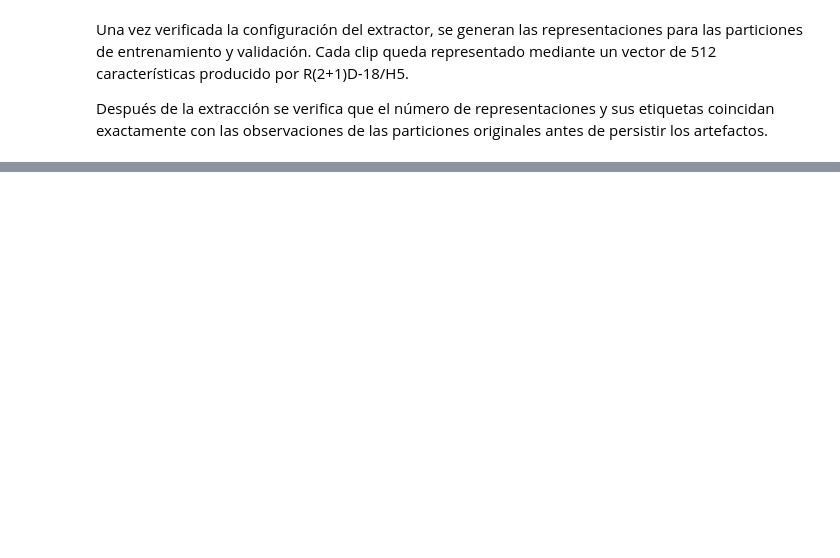
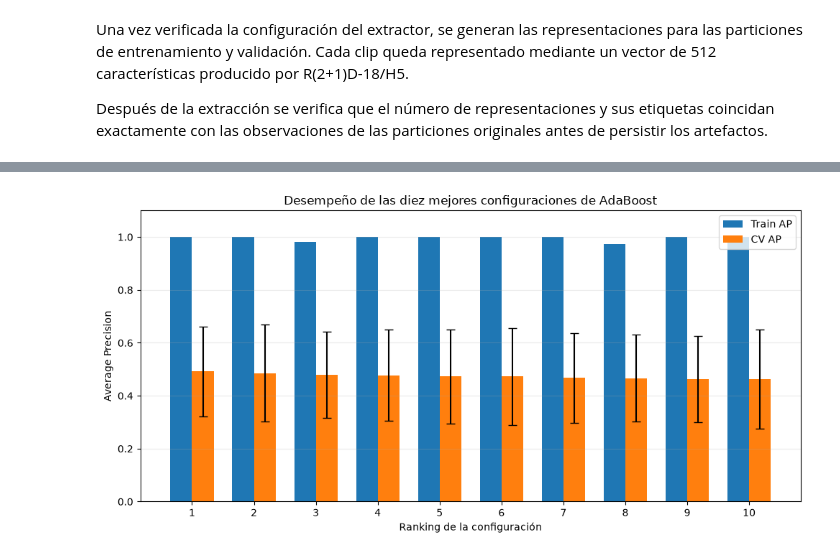
Before and after one commit to joseluistinajero/MNA---Proyecto-Integrador, a Jupyter notebook: Notebooks/Avance5_Equipo41.ipynb, the cells around one changed output, grey strips where cells are left out. Cells and saved outputs as stored; diff of their text form; code cells hidden in the pictures; blank space fills up the shorter version.

```diff
--- a/Notebooks/Avance5_Equipo41.ipynb
+++ b/Notebooks/Avance5_Equipo41.ipynb
@@ -1030,0 +1630,17 @@ Tiempo de extracción: 273.29 s
+# %%
+rf_regularizado_base = RandomForestClassifier(
+    n_estimators=400,
+    class_weight="balanced_subsample",
+    random_state=SEED,
+    n_jobs=-1
+)
+
+parametros_rf_regularizado = {
+    "max_depth": [4, 5, 6, 8, 10, 12],
+    "min_samples_leaf": [8, 10, 12, 15, 20],
+    "max_features": ["sqrt", 0.05, 0.10]
+}
+
+print("Hiperparámetros regularizados:", list(parametros_rf_regularizado.keys()))
+print("Número de árboles fijo:", rf_regularizado_base.n_estimators)
+print("Class weight:", rf_regularizado_base.class_weight)
@@ -1030,0 +2488,47 @@ Tiempo de extracción: 273.29 s
+# %%
+top10_adaboost_grafica = (
+    resultados_cv_adaboost
+    .sort_values("rank_test_score")
+    .head(10)
+    .copy()
+)
+
+ranks_adaboost = top10_adaboost_grafica["rank_test_score"].to_numpy()
+ap_train_adaboost = top10_adaboost_grafica["mean_train_score"].to_numpy()
+ap_cv_adaboost = top10_adaboost_grafica["mean_test_score"].to_numpy()
+std_cv_adaboost = top10_adaboost_grafica["std_test_score"].to_numpy()
+
+x = np.arange(len(ranks_adaboost))
+ancho = 0.35
+
+fig, ax = plt.subplots(figsize=(10, 5))
+
+ax.bar(
+    x - ancho / 2,
+    ap_train_adaboost,
+    width=ancho,
+    label="Train AP"
+)
+
+ax.bar(
+    x + ancho / 2,
+    ap_cv_adaboost,
+    width=ancho,
+    yerr=std_cv_adaboost,
+    capsize=4,
+    label="CV AP"
+)
+
+ax.set_xlabel("Ranking de la configuración")
+ax.set_ylabel("Average Precision")
+ax.set_title("Desempeño de las diez mejores configuraciones de AdaBoost")
+ax.set_xticks(x)
+ax.set_xticklabels(ranks_adaboost)
+ax.set_ylim(0, 1.1)
+ax.legend()
+ax.grid(axis="y", alpha=0.25)
+
+plt.tight_layout()
+plt.show()
+# %% [output]
+[figure, added]
```
Also changed, not shown: parts of 134 cells of this notebook, 22 other files.
